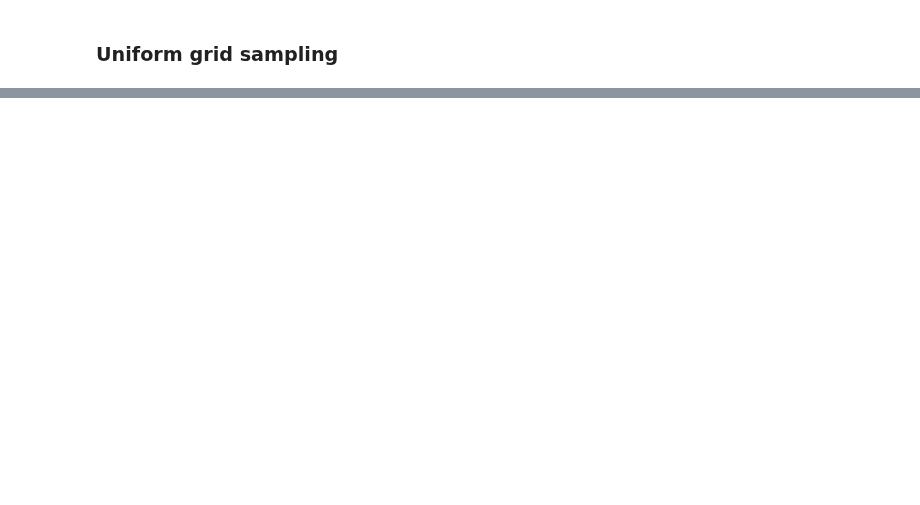
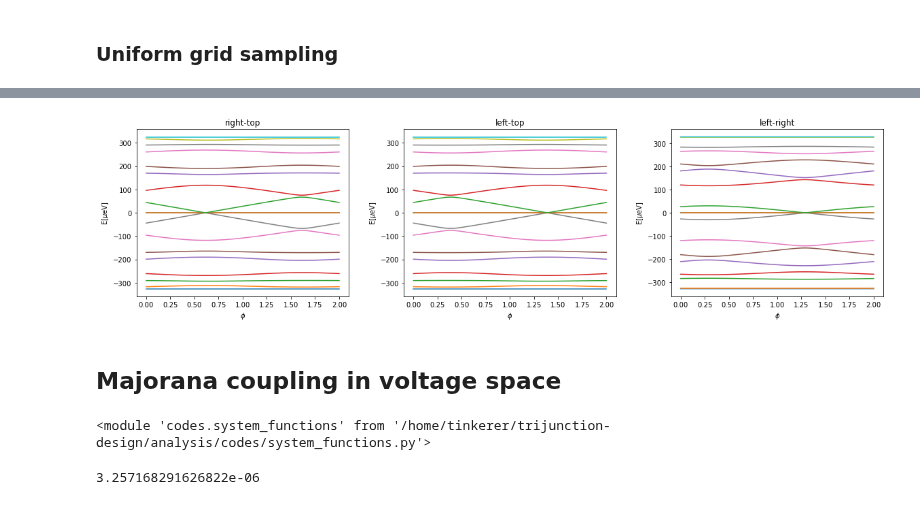
Before and after one commit to Satin21/Trijunction, a Jupyter notebook: analysis/adaptive.ipynb, the cells around one changed output, grey strips where cells are left out. Drawn from its saved outputs; the diff is of its cells as text; code cells hidden in the pictures; blank space fills up the shorter version.

Commit message:
new analysis files

```diff
--- a/analysis/adaptive.ipynb
+++ b/analysis/adaptive.ipynb
@@ -156,4 +121,4 @@ sol
 options = cluster_options()
 options.worker_cores = 2
 options.worker_memory = 2
-options.extra_path = "/home/jtorresluna/trijunction_design/"
+options.extra_path = "/home/jtorresluna/trijunction-design/"
@@ -185,8 +139,7 @@ args_db = db.from_sequence(args)
 # %%
-with Cluster(options) as cluster:
-    cluster.scale(10)
-    client = cluster.get_client()
-    print("http://io.quantumtinkerer.tudelft.nl/user/jdtorres/proxy/"+cluster.dashboard_link[17:])
-
-    result = args_db.map(solver).compute()
+cluster = Cluster(options)
+cluster.scale(50)
+client = cluster.get_client()
+client.wait_for_workers(1)
+print("http://io.quantumtinkerer.tudelft.nl/user/jdtorres/proxy/"+cluster.dashboard_link[17:])
 # %% [output]
@@ -227,0 +164,2 @@ OrderedDict([('right-top',
+# %%
+params.update(potential=zero_potential)
@@ -227,0 +174,15 @@ OrderedDict([('right-top',
+# %%
+%%time
+phase_relations = {}
+
+kwant_params_scattered = client.scatter(kwant_params, broadcast=True)
+
+for pair in pairs:
+    futures = client.map(
+        codes.system_functions.diagonalisation,
+        phases[pair],
+        kwant_params=kwant_params_scattered,
+        voltages=voltages[pair],
+        params=params
+    )
+    phase_relations[pair] = client.gather(futures)
@@ -227,0 +192,19 @@ OrderedDict([('right-top',
+# %%
+fig, axes = plt.subplots(ncols=3, figsize=(16, 4))
+fig.tight_layout(w_pad=5)
+
+for i, pair in enumerate(pairs):
+
+    phase = 1e6*np.array(phase_relations[pair])
+
+    axes[i].set_title(pair)
+    axes[i].set_xlabel(r'$\phi$')
+    axes[i].set_ylabel(r'E[$\mu$eV]')
+
+    axes[i].plot(phis/np.pi, phase)
+    #opt_phase = list(scipy_phases[pair].values())[0]/np.pi
+    #axes[i].vlines(opt_phase, ymin=-np.max(phase), ymax=np.max(phase))
+# %% [output]
+[figure, added]
+# %% [markdown]
+## Majorana coupling in voltage space
@@ -227,0 +221,4 @@ OrderedDict([('right-top',
+# %%
+reload(codes.system_functions)
+# %% [output]
+<module 'codes.system_functions' from '/home/tinkerer/trijunction-design/analysis/codes/system_functions.py'>
@@ -227,0 +232,4 @@ OrderedDict([('right-top',
+# %%
+f((0,1))
+# %% [output]
+3.257168291626822e-06
```
Also changed, not shown: parts of 56 cells of this notebook, 2 other files.
